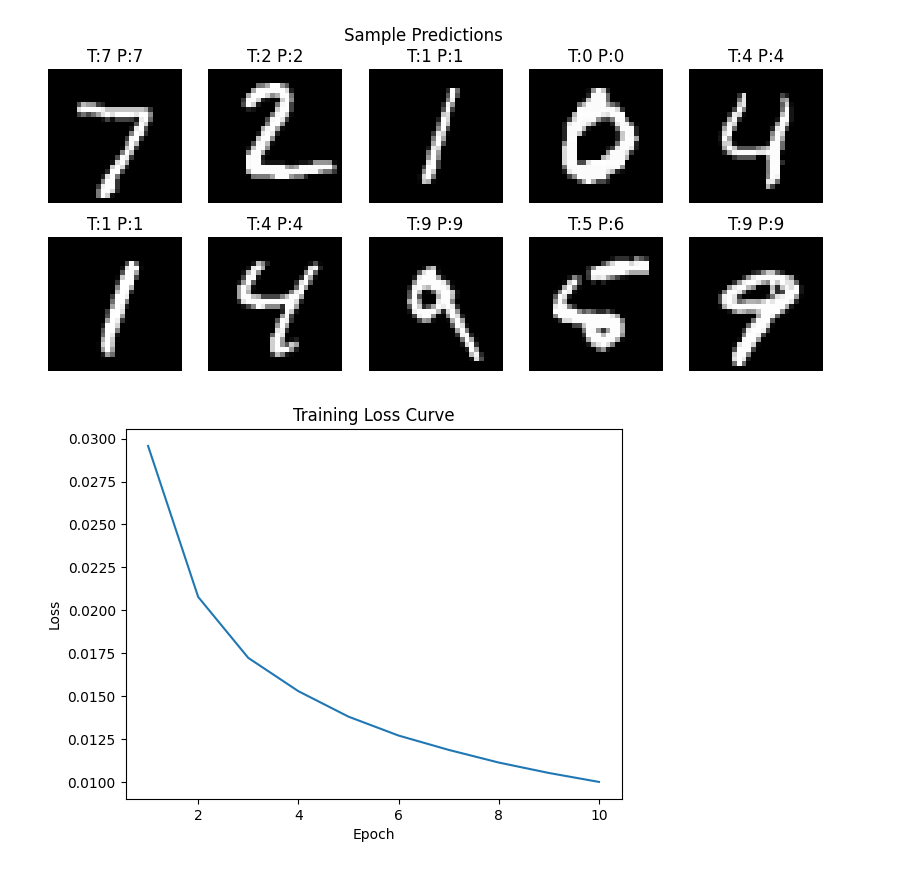
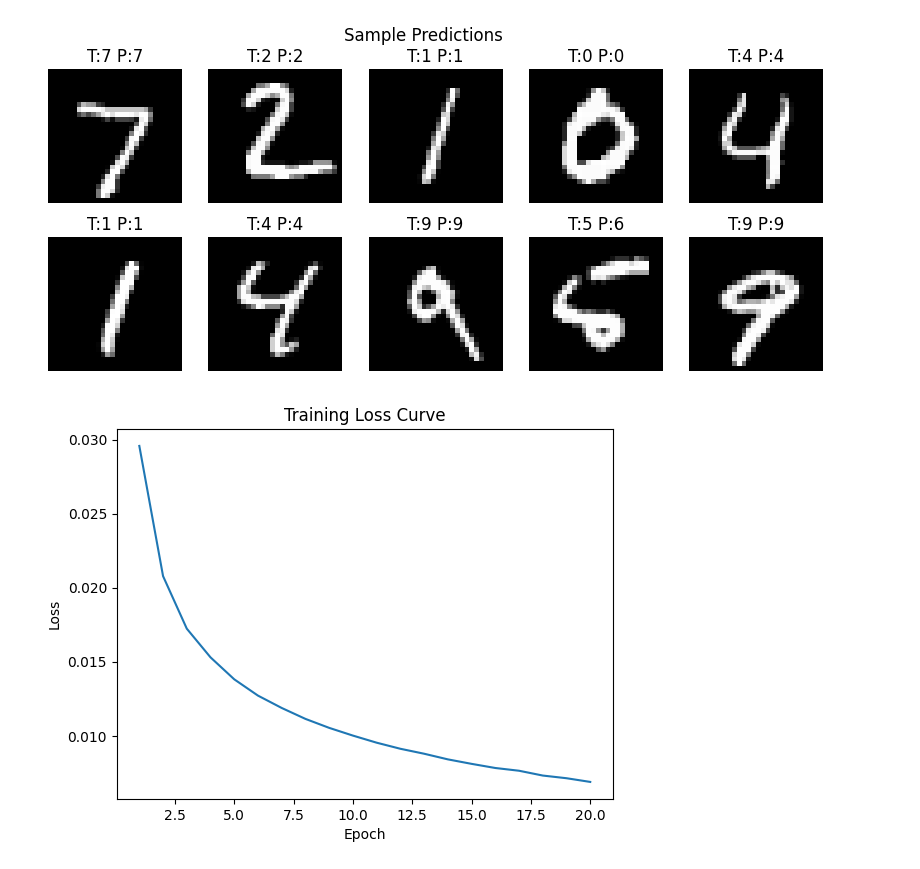
Before and after one commit to HamnaNoor-git/Multilayer-Perceptron-MLP-, a Jupyter notebook: i253113_Task07.ipynb, the cells around one changed output. Drawn from its saved outputs; the diff is of its cells as text; code cells hidden in the pictures.

```diff
--- a/i253113_Task07.ipynb
+++ b/i253113_Task07.ipynb
@@ -111,7 +111,7 @@ b3 = np.zeros((1, 10))
 
 # Training Loop
 learning_rate = 0.1
-epochs = 10
+epochs = 20
 batch_size = 32
 
 loss_history = []
@@ -188,2 +193,2 @@ Test Accuracy: 94.13%
 [figure]
-[figure, old version]
+[figure, new version]
```
Also changed, not shown: parts of 1 cell of this notebook.
